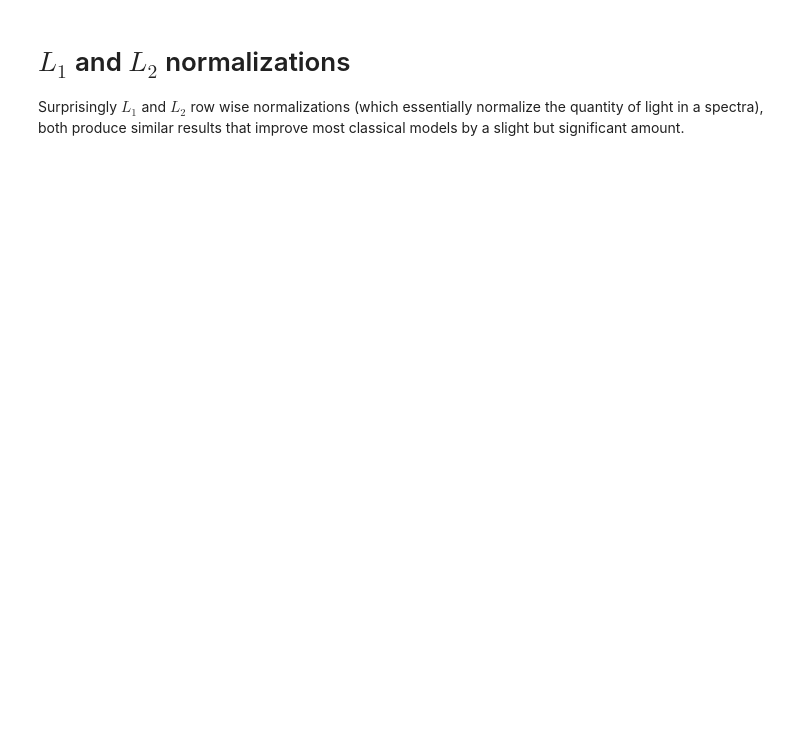
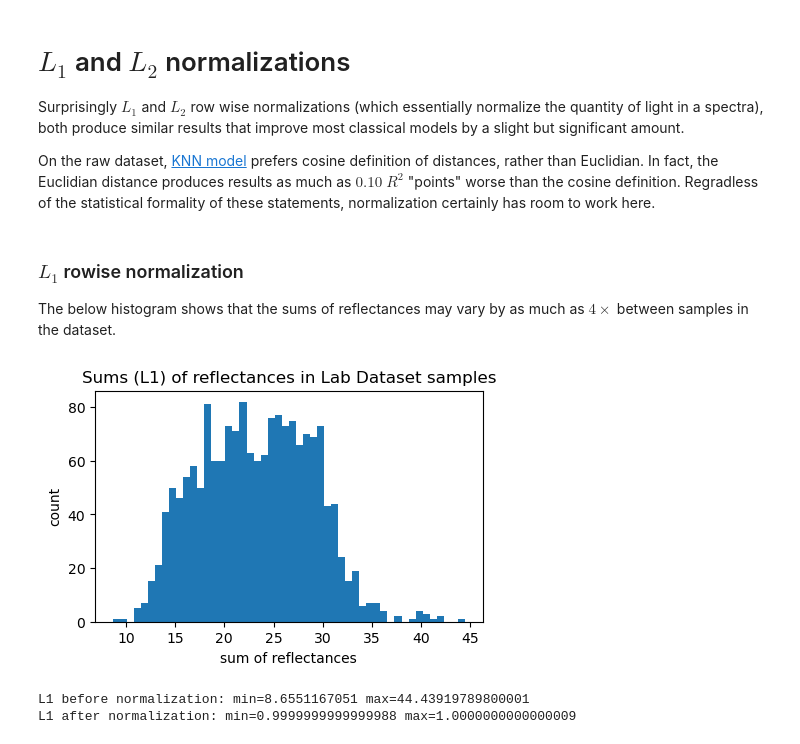
Before and after one commit to utat-ss/FINCH-Science_Unmixing, a Jupyter notebook: runs/characterization/normalization.ipynb, the cells around one changed output. Cells and saved outputs as stored; diff of their text form; code cells hidden in the pictures; blank space fills up the shorter version.

Commit message:
added normalization notebook

```diff
--- a/runs/characterization/normalization.ipynb
+++ b/runs/characterization/normalization.ipynb
@@ -31,16 +35,32 @@ from src.utils import helper_functions
 # %%
 ATMO_DATA = "../../data/isprs_26_only_vza_rows.csv"
 LAB_DATA = "../../data/useful_columns_data.csv"
+# %%
+df = helper_functions.open_file(LAB_DATA)
+fractions, nr900to1690_raw = helper_functions.take_subset(df,start=900,end=1690)
 # %% [markdown]
 # $L_1$ and $L_2$ normalizations
 Surprisingly $L_1$ and $L_2$ row wise normalizations (which essentially normalize the quantity of light in a spectra), both produce similar results that improve most classical models by a slight but significant amount.
+
+On the raw dataset, [KNN model](../classicalml/knn/knn.ipynb) prefers cosine definition of distances, rather than Euclidian. In fact, the Euclidian distance produces results as much as $0.10$ $R^2$ "points" worse than the cosine definition. Regradless of the statistical formality of these statements, normalization certainly has room to work here.
+# %% [markdown]
+### $L_1$ rowise normalization
+
+The below histogram shows that the sums of reflectances may vary by as much as $4\times$ between samples in the dataset.
+# %%
+sums = nr900to1690_raw.sum(axis=1).to_numpy()
+helper_functions.simple_histogram(sums, title="Sums (L1) of reflectances in Lab Dataset samples", bins=50, x_label="sum of reflectances", y_label="count")
+# %% [output]
+[figure, added]
 # %%
+# L1 norm
 dataset = nr900to1690_raw
-# norms = np.sqrt(np.square(dataset).sum(axis=1)).to_numpy()
 norms = dataset.sum(axis=1).to_numpy()
-print(norms.min(), norms.max())
+print(f"L1 before normalization: min={norms.min()} max={norms.max()}")
 normalized_dataset = dataset.copy().to_numpy() / norms[:, np.newaxis]
-# post_norms = np.sqrt(np.square(normalized_dataset).sum(axis=1))
 post_norms = normalized_dataset.sum(axis=1)
-print(post_norms.min(), post_norms.max())
+print(f"L1 after normalization: min={post_norms.min()} max={post_norms.max()}")
 nr900to1690 = normalized_dataset
+# %% [output]
+L1 before normalization: min=8.6551167051 max=44.43919789800001
+L1 after normalization: min=0.9999999999999988 max=1.0000000000000009
```
Also changed, not shown: parts of 32 cells of this notebook, 2 other files.
